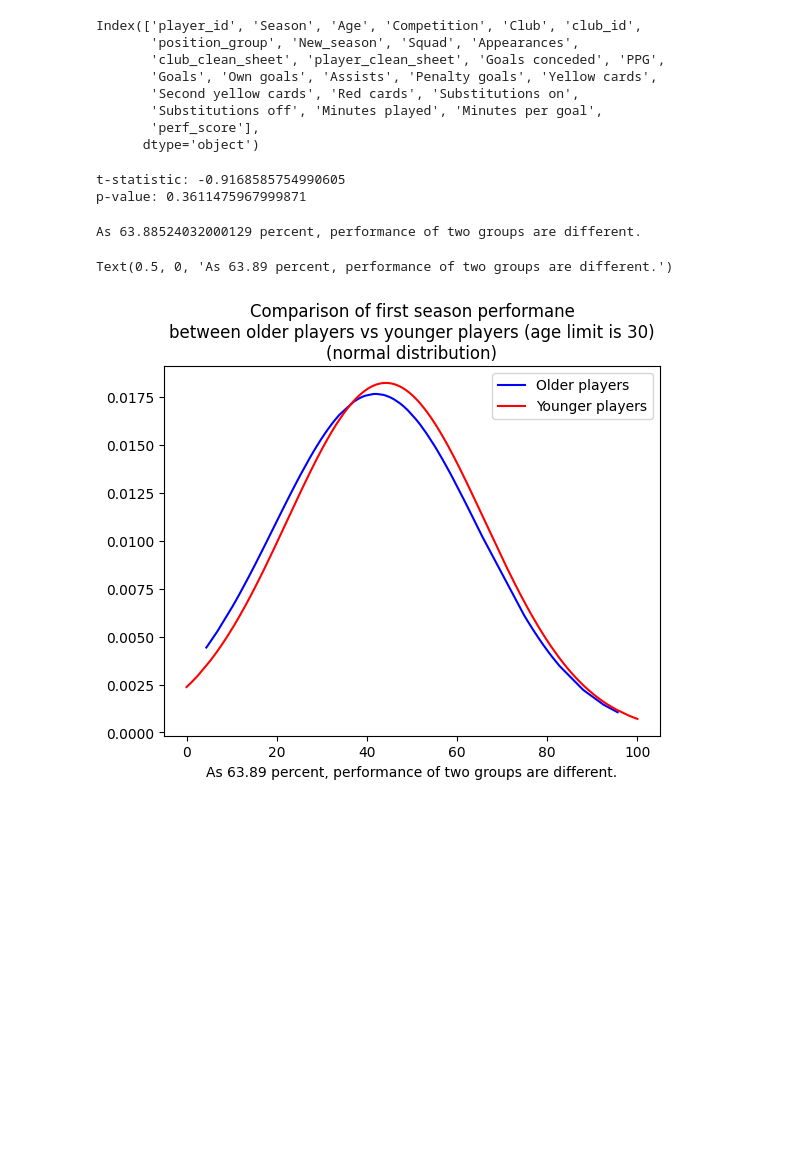
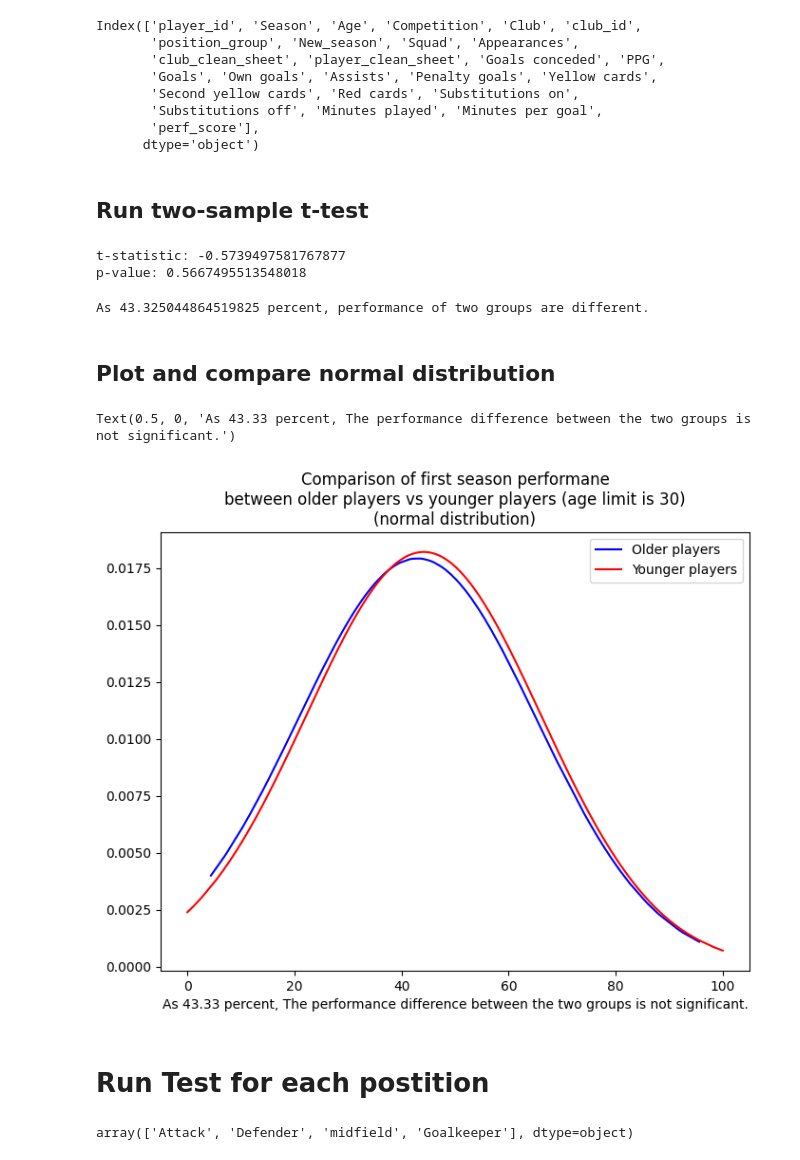
Before and after one commit to MHBehroozi/Transfermarkt, a Jupyter notebook: statistical_analysis/hypothesis1/hypothesis1_stats.ipynb, the cells around one changed output. Drawn from its saved outputs; the diff is of its cells as text; code cells hidden in the pictures; blank space fills up the shorter version.

```diff
--- a/statistical_analysis/hypothesis1/hypothesis1_stats.ipynb
+++ b/statistical_analysis/hypothesis1/hypothesis1_stats.ipynb
@@ -41,2 +44,0 @@ ax1.bar_label(ax1.containers[0])
-# %%
-df = pd.read_csv('player_season_preprocessed.csv')
@@ -148,8 +150,10 @@ Index(['player_id', 'Season', 'Age', 'Competition', 'Club', 'club_id',
 # %%
 selectd_df = df[df.New_season == True]
 # %%
-group1 = selectd_df[selectd_df.Age > 30].perf_score.sort_values()
-group2 = selectd_df[selectd_df.Age <= 30].perf_score.sort_values()
+group1 = selectd_df[selectd_df.Age >= 30].perf_score.sort_values()
+group2 = selectd_df[selectd_df.Age < 30].perf_score.sort_values()
+# %% [markdown]
+## Run two-sample t-test
 # %%
 t_statistic, p_value = stats.ttest_ind(group1, group2, equal_var=False)
 
@@ -158,23 +162,31 @@ print("p-value:", p_value)
 
 diff_ratio = (1-p_value)*100
 # %% [output]
-t-statistic: -0.9168585754990605
-p-value: 0.3611475967999871
+t-statistic: -0.5739497581767877
+p-value: 0.5667495513548018
 # %%
 print('As', diff_ratio, 'percent, performance of two groups are different.')
 # %% [output]
-As 63.88524032000129 percent, performance of two groups are different.
+As 43.325044864519825 percent, performance of two groups are different.
+# %% [markdown]
+## Plot and compare normal distribution
 # %%
-fig3, ax3 = plt.subplots()
+fig3, ax3 = plt.subplots(figsize = (8,6))
 p1 = stats.norm.pdf(group1, np.mean(group1), np.std(group1))
 p2 = stats.norm.pdf(group2, np.mean(group2), np.std(group2))
 ax3.plot(group1, p1, 'b', label = 'Older players')
 ax3.plot(group2, p2, 'r', label = 'Younger players')
 ax3.set_title('Comparison of first season performane\nbetween older players vs younger players (age limit is 30)\n(normal distribution)')
 ax3.legend()
-ax3.set_xlabel('As '+ str(round(diff_ratio,2)) +' percent, performance of two groups are different.')
+ax3.set_xlabel('As '+ str(round(diff_ratio,2)) +' percent, The performance difference between the two groups is not significant.')
 # %% [output]
-Text(0.5, 0, 'As 63.89 percent, performance of two groups are different.')
+Text(0.5, 0, 'As 43.33 percent, The performance difference between the two groups is not significant.')
-[figure, old version]
+[figure, new version]
 # %%
 fig3.savefig('hypothesis1_result.png')
+# %% [markdown]
+# Run Test for each postition
+# %%
+selectd_df.position_group.unique()
+# %% [output]
+array(['Attack', 'Defender', 'midfield', 'Goalkeeper'], dtype=object)
```
Also changed, not shown: parts of 14 cells of this notebook, 1 other file.
